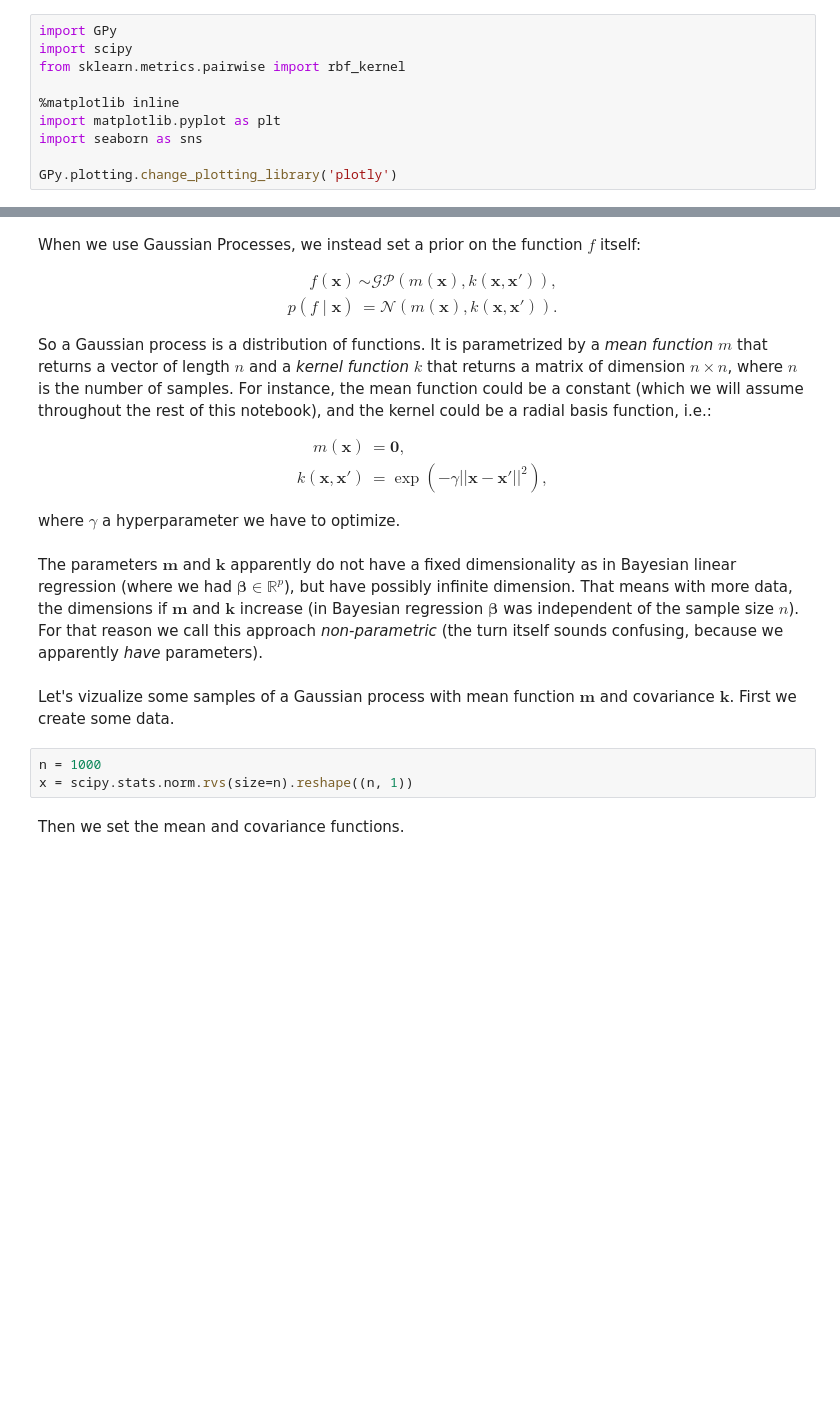
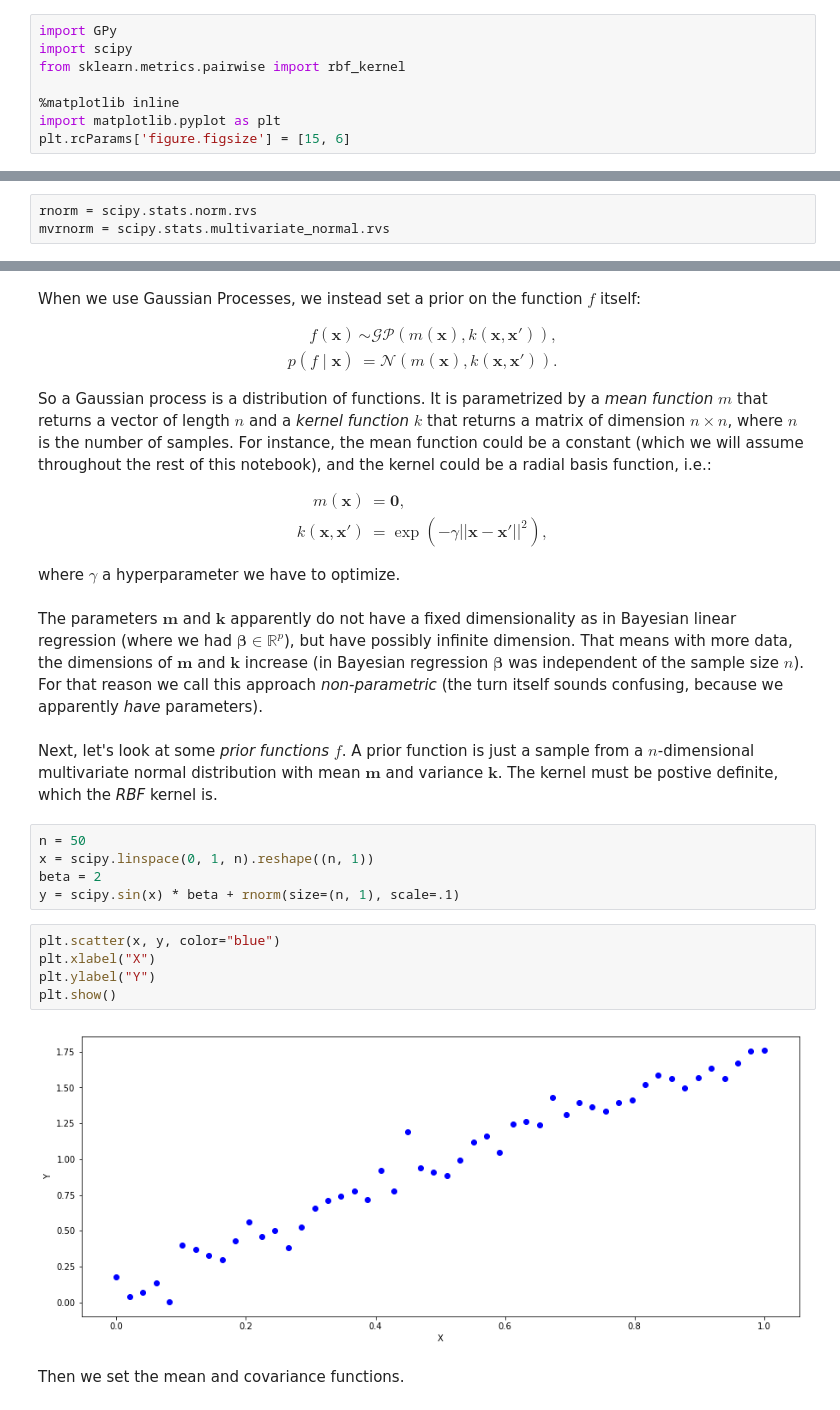
Before and after one commit to dirmeier/etudes, a Jupyter notebook: 02-gaussian_process_regression.ipynb, the cells around one changed output, grey strips where cells are left out. Drawn from its saved outputs; the diff is of its cells as text; blank space fills up the shorter version.

Commit message:
Adds regression with GPs

```diff
--- a/02-gaussian_process_regression.ipynb
+++ b/02-gaussian_process_regression.ipynb
@@ -9,6 +9,4 @@ from sklearn.metrics.pairwise import rbf_kernel
 
 %matplotlib inline
 import matplotlib.pyplot as plt
-import seaborn as sns
-
-GPy.plotting.change_plotting_library('plotly')
+plt.rcParams['figure.figsize'] = [15, 6]
@@ -17,3 +13,6 @@ As seaborn no longer sets a default style on import, the seaborn.apionly module
+# %%
+rnorm = scipy.stats.norm.rvs
+mvrnorm = scipy.stats.multivariate_normal.rvs
 # %% [markdown]
 ### Priors on functions
 # %% [markdown]
@@ -43,11 +42,20 @@ k(\mathbf{x}, \mathbf{x}') &= \exp\left(- \gamma ||\mathbf{x} - \mathbf{x}' ||^2
 
 where $\gamma$ a hyperparameter we have to optimize.
 # %% [markdown]
-The parameters $\mathbf{m}$ and $\mathbf{k}$  apparently do not have a fixed dimensionality as in Bayesian linear regression (where we had $\boldsymbol \beta \in \mathbb{R}^p$), but have possibly infinite dimension. That means with more data, the dimensions if $\mathbf{m}$ and $\mathbf{k}$ increase (in Bayesian regression $\boldsymbol \beta$ was independent of the sample size $n$). For that reason we call this approach *non-parametric* (the turn itself sounds confusing, because we apparently *have* parameters).
+The parameters $\mathbf{m}$ and $\mathbf{k}$  apparently do not have a fixed dimensionality as in Bayesian linear regression (where we had $\boldsymbol \beta \in \mathbb{R}^p$), but have possibly infinite dimension. That means with more data, the dimensions of $\mathbf{m}$ and $\mathbf{k}$ increase (in Bayesian regression $\boldsymbol \beta$ was independent of the sample size $n$). For that reason we call this approach *non-parametric* (the turn itself sounds confusing, because we apparently *have* parameters).
-# %% [markdown]
-Let's vizualize some samples of a Gaussian process with mean function $\mathbf{m}$ and covariance $\mathbf{k}$. First we create some data.
-# %%
-n = 1000
-x = scipy.stats.norm.rvs(size=n).reshape((n, 1))
+# %% [markdown]
+Next, let's look at some *prior functions* $f$. A prior function is just a sample from a $n$-dimensional multivariate normal distribution with mean $\mathbf{m}$ and variance $\mathbf{k}$. The kernel must be postive definite, which the *RBF* kernel is.
+# %%
+n = 50
+x = scipy.linspace(0, 1, n).reshape((n, 1))
+beta = 2
+y = scipy.sin(x) * beta + rnorm(size=(n, 1), scale=.1)
+# %%
+plt.scatter(x, y, color="blue")
+plt.xlabel("X")
+plt.ylabel("Y")
+plt.show()
+# %% [output]
+[figure, added]
 # %% [markdown]
 Then we set the mean and covariance functions.
```
Also changed, not shown: parts of 38 cells of this notebook.
